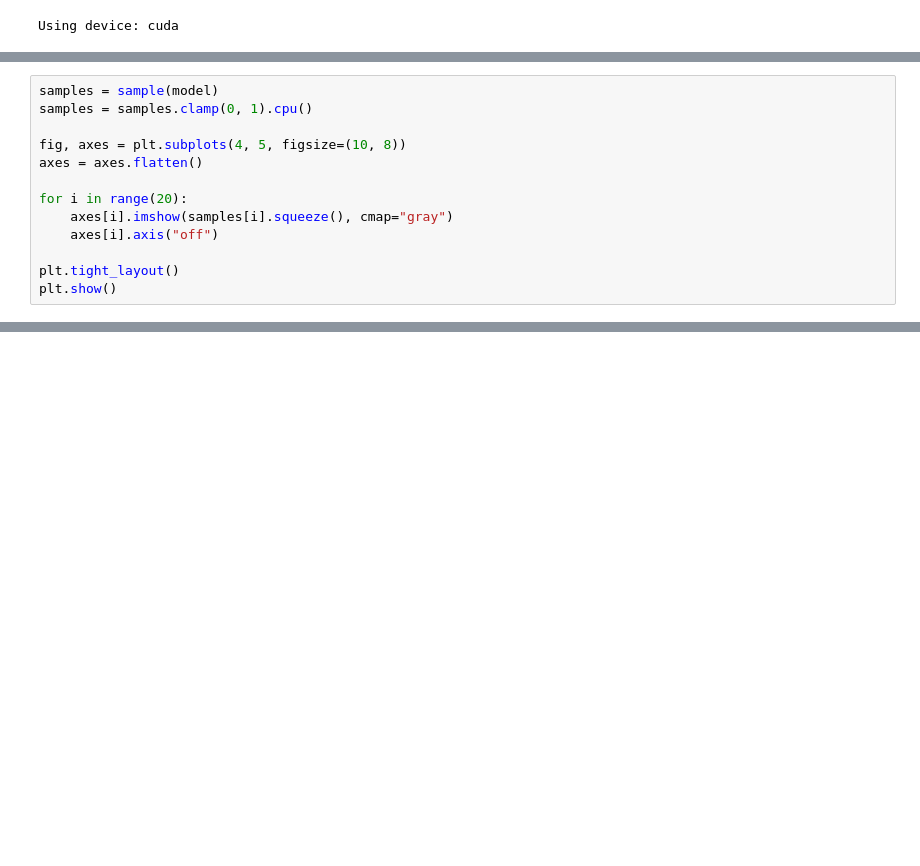
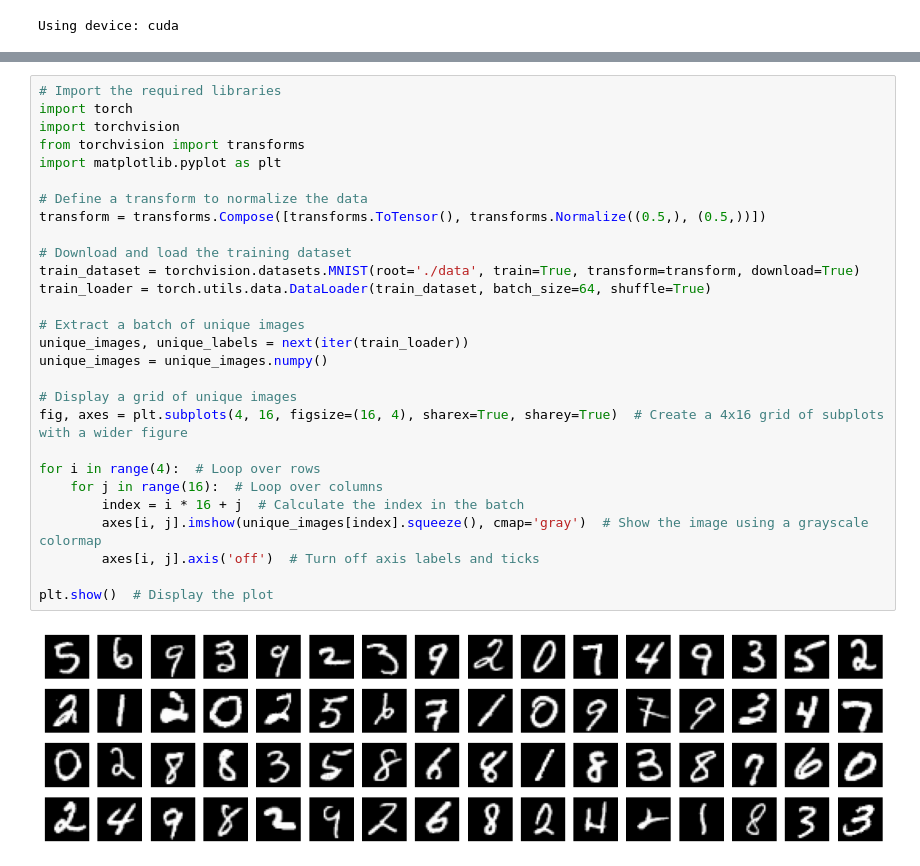
Before and after one commit to OscarEngelmark/D7047E, a Jupyter notebook: Lab2/src/Lab2_Task5.ipynb, the cells around one changed output, grey strips where cells are left out. Saved outputs shown, nothing was run; the diff lists cells and outputs as text; blank space fills up the shorter version.

```diff
--- a/Lab2/src/Lab2_Task5.ipynb
+++ b/Lab2/src/Lab2_Task5.ipynb
@@ -154,13 +12,0 @@ visualise
-# %%
-samples = sample(model)
-samples = samples.clamp(0, 1).cpu()
-
-fig, axes = plt.subplots(4, 5, figsize=(10, 8))
-axes = axes.flatten()
-
-for i in range(20):
-    axes[i].imshow(samples[i].squeeze(), cmap="gray")
-    axes[i].axis("off")
-
-plt.tight_layout()
-plt.show()
@@ -168,0 +34,30 @@ plt.show()
+# %%
+# Import the required libraries
+import torch
+import torchvision
+from torchvision import transforms
+import matplotlib.pyplot as plt
+
+# Define a transform to normalize the data
+transform = transforms.Compose([transforms.ToTensor(), transforms.Normalize((0.5,), (0.5,))])
+
+# Download and load the training dataset
+train_dataset = torchvision.datasets.MNIST(root='./data', train=True, transform=transform, download=True)
+train_loader = torch.utils.data.DataLoader(train_dataset, batch_size=64, shuffle=True)
+
+# Extract a batch of unique images
+unique_images, unique_labels = next(iter(train_loader))
+unique_images = unique_images.numpy()
+
+# Display a grid of unique images
+fig, axes = plt.subplots(4, 16, figsize=(16, 4), sharex=True, sharey=True)  # Create a 4x16 grid of subplots with a wider figure
+
+for i in range(4):  # Loop over rows
+    for j in range(16):  # Loop over columns
+        index = i * 16 + j  # Calculate the index in the batch
+        axes[i, j].imshow(unique_images[index].squeeze(), cmap='gray')  # Show the image using a grayscale colormap
+        axes[i, j].axis('off')  # Turn off axis labels and ticks
+
+plt.show()  # Display the plot
+# %% [output]
+[figure, added]
```
Also changed, not shown: parts of 47 cells of this notebook.
